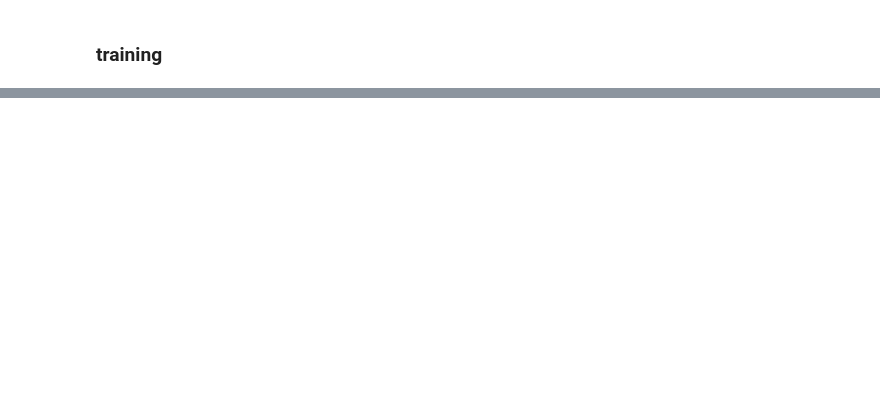
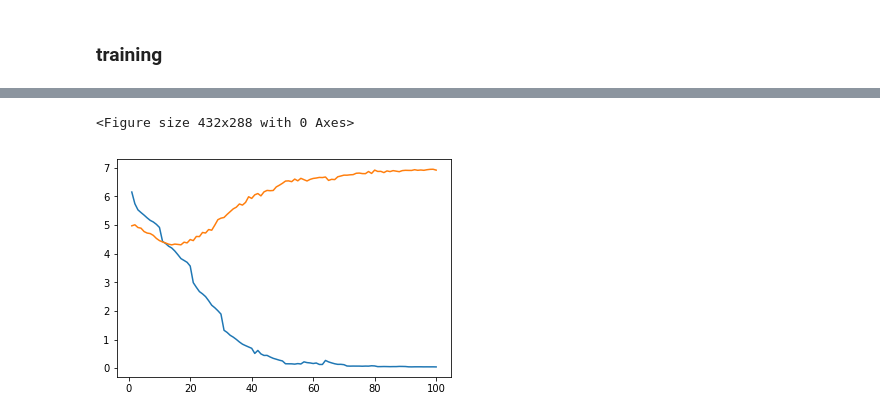
Before and after one commit to iconix/openai, a Jupyter notebook: nbs/week3_reviews_by_songs.ipynb, the cells around one changed output, grey strips where cells are left out. Saved outputs shown, nothing was run; the diff lists cells and outputs as text; code cells hidden in the pictures; blank space fills up the shorter version.

```diff
--- a/nbs/week3_reviews_by_songs.ipynb
+++ b/nbs/week3_reviews_by_songs.ipynb
@@ -387,9 +377,8 @@ r-b tensor: tensor([[ 0.,  0.,  0.,  1.,  0.,  0.]])
 # %%
 def sample_fast_genre(model, seed='the song', genres=['pop'], sample=True):
-    text_tensor = TEXT.numericalize([[tok.text for tok in spacy_tok(seed)]])
-    genre_tensor = oneHotGenre(genres)
-    print(VV(text_tensor.transpose(0,1)).size(), VV(genre_tensor.transpose(0,1)).size())
-    set_trace()
+    tokenized_text = [tok.text for tok in spacy_tok(seed)]
+    text_tensor = TEXT.numericalize([tokenized_text])
+    genre_tensor = torch.stack([oneHotGenre(genres)] * len(tokenized_text))
     p = model(VV(text_tensor.transpose(0,1)), VV(genre_tensor.transpose(0,1)))
     if sample:
         r = torch.multinomial(p[-1].exp(), 1)
@@ -719,0 +768,5 @@ RuntimeError: invalid argument 0: Tensors must have same number of dimensions: g
+# %%
+plot_loss(losses)
+# %% [output]
+<Figure size 432x288 with 0 Axes>
+[figure, added]
```
Also changed, not shown: parts of 27 cells of this notebook.
